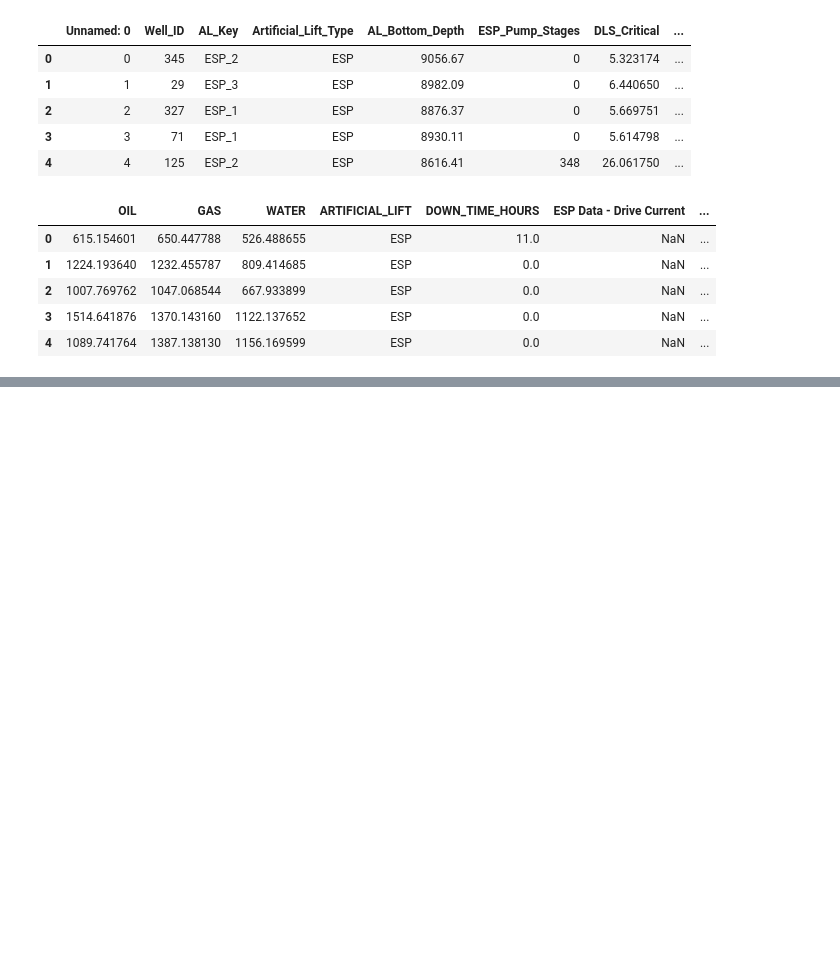
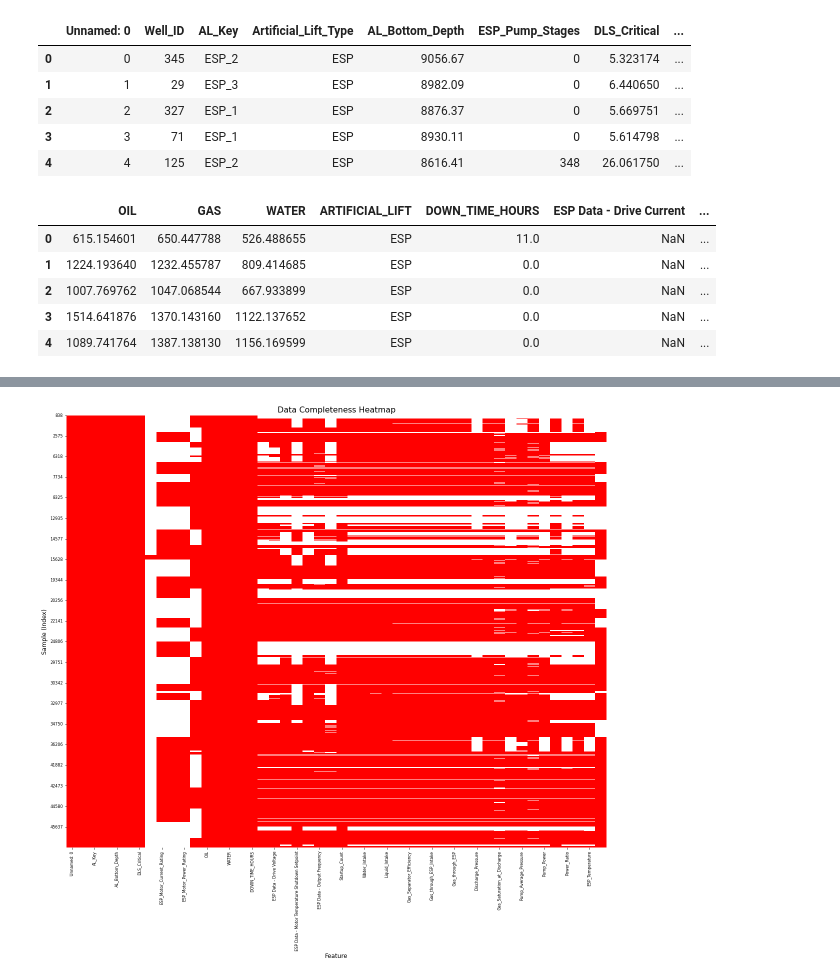
Before and after one commit to BenStormer/Hackalopes-Cleaned, a Jupyter notebook: data_viz.ipynb, the cells around one changed output, grey strips where cells are left out. Cells and saved outputs as stored; diff of their text form; code cells hidden in the pictures; blank space fills up the shorter version.

Commit message:
Add data completeness heatmap

```diff
--- a/data_viz.ipynb
+++ b/data_viz.ipynb
@@ -43,0 +72,18 @@ solution_data = combined_data[combined_data["Well_ID"].isin(solution_ids)]
+# %%
+# Create data completeness histogram using the solution data
+
+# CREDIT PYRCZ LATER -- HIS CODE
+df_temp = solution_data.copy(deep=True)                 # make a deep copy of the DataFrame
+
+df_bool = df_temp.isnull()                              # true is value, false if NaN
+#df_bool = df_bool.set_index(df_temp.pop('UWI'))        # set the index / feature for the heat map y column
+heat = sns.heatmap(df_bool, cmap=['r','w'], annot=False, fmt='.0f',cbar=False,linecolor='black',linewidth=0.001) # make the binary heat map, no bins
+heat.set_xticklabels(heat.get_xticklabels(), rotation=90, fontsize=8)
+heat.set_yticklabels(heat.get_yticklabels(), rotation=0, fontsize=8)
+
+heat.set_title('Data Completeness Heatmap',fontsize=16); heat.set_xlabel('Feature',fontsize=12); heat.set_ylabel('Sample (Index)',fontsize=12)
+
+plt.subplots_adjust(left=0.0, bottom=0.0, right=2.5, top=3, wspace=0.2, hspace=0.2) # plot formatting
+plt.show()
+# %% [output]
+[figure, added]
```
Also changed, not shown: parts of 3 cells of this notebook.
